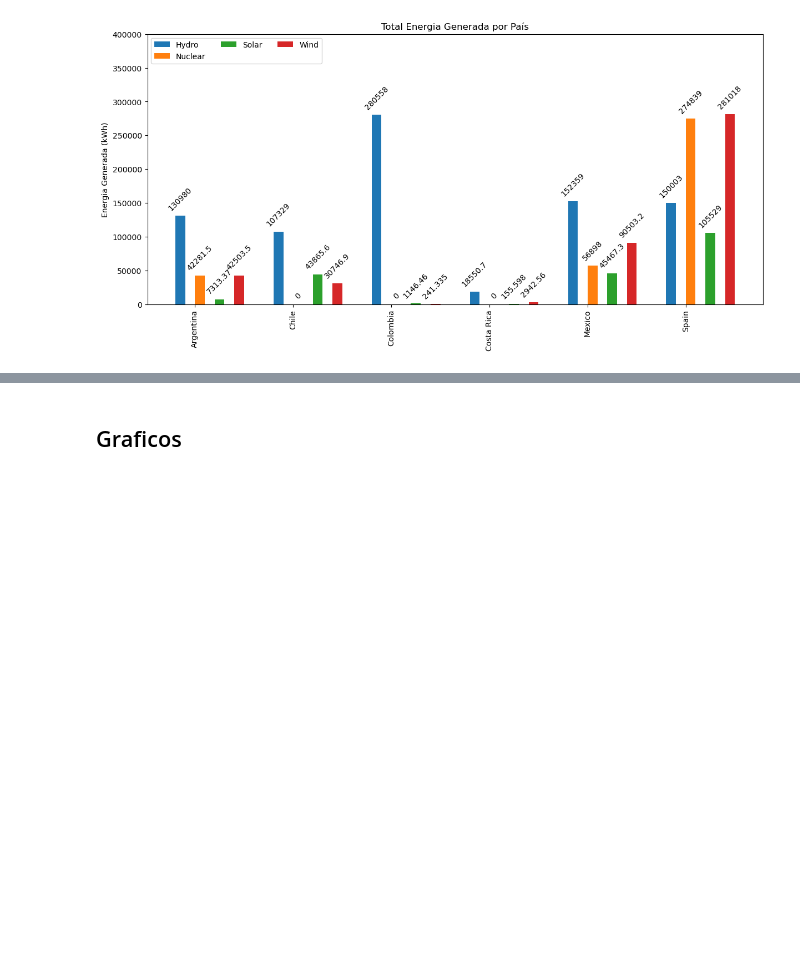
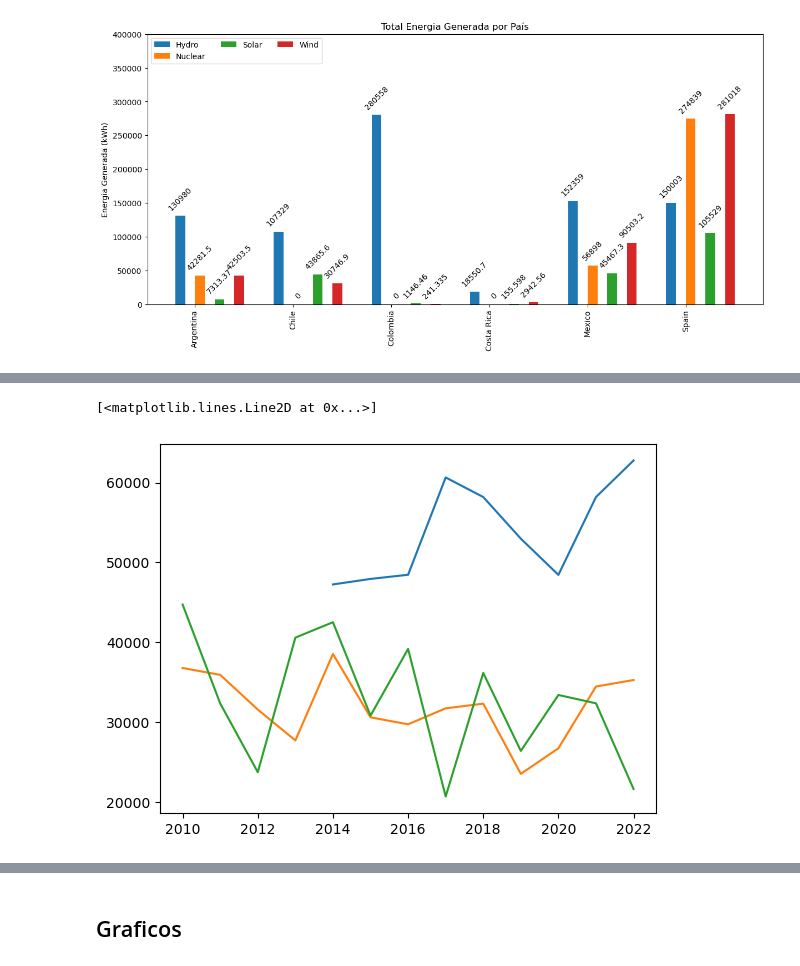
Before and after one commit to cdlondonoSolla/Limpieza_Datos, a Jupyter notebook: Proyecto Final/app.ipynb, the cells around one changed output, grey strips where cells are left out. Saved outputs shown, nothing was run; the diff lists cells and outputs as text; code cells hidden in the pictures; blank space fills up the shorter version.

```diff
--- a/Proyecto Final/app.ipynb
+++ b/Proyecto Final/app.ipynb
@@ -242,3 +242,12 @@ ax.set_ylim(0, 400000)  # Establecer los límites del eje Y
 plt.show()
 # %% [output]
 [figure]
+# %%
+## Countries:
+paises = ['Colombia','Mexico', 'Spain']
+#Brazil
+#df_filtrado = df['COUNTRY'].isin(paises)
+
+df_filtrado = df[df['COUNTRY'].isin(paises)]
+
+df_filtrado
@@ -244,0 +268,3 @@ plt.show()
+# %%
+df_group = df_filtrado.groupby(['YEAR','COUNTRY','PRODUCT'])['VALUE'].sum().unstack(fill_value=0).reset_index()
+df_group
@@ -244,0 +290,6 @@ plt.show()
+# %%
+#df_group.unstack(fill_value=0)
+
+df_final = df_group[['YEAR','COUNTRY','Hydro']]
+#df_final.unstack(fill_value=0)
+df_final
@@ -244,0 +314,17 @@ plt.show()
+# %%
+## Countries:
+paises = ['Colombia']
+temp = df_final[df_final['COUNTRY'].isin(paises)]
+plt.plot(temp['YEAR'], temp['Hydro'])
+
+
+paises = ['Mexico']
+temp = df_final[df_final['COUNTRY'].isin(paises)]
+plt.plot(temp['YEAR'], temp['Hydro'])
+
+paises = ['Spain']
+temp = df_final[df_final['COUNTRY'].isin(paises)]
+plt.plot(temp['YEAR'], temp['Hydro'])
+# %% [output]
+[<matplotlib.lines.Line2D at 0x...>]
+[figure, added]
```
Also changed, not shown: parts of 6 cells of this notebook.
